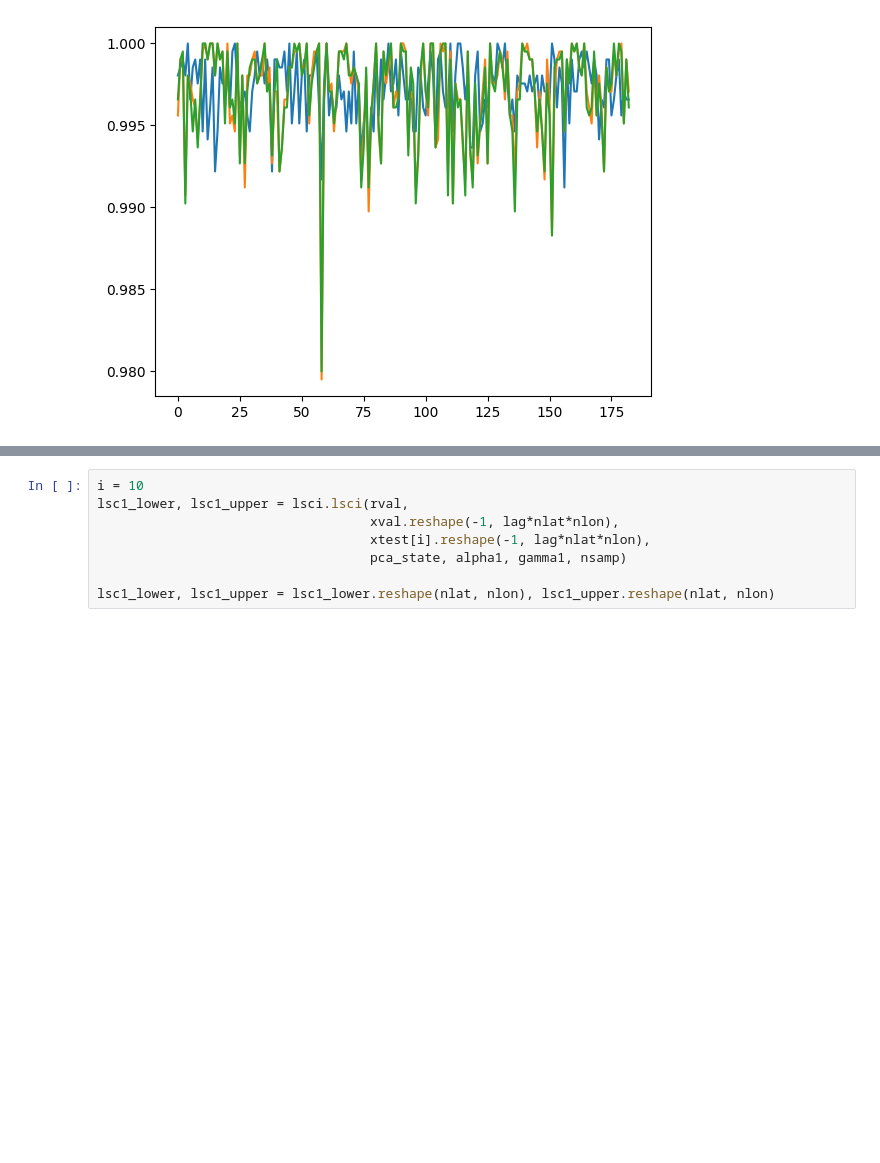
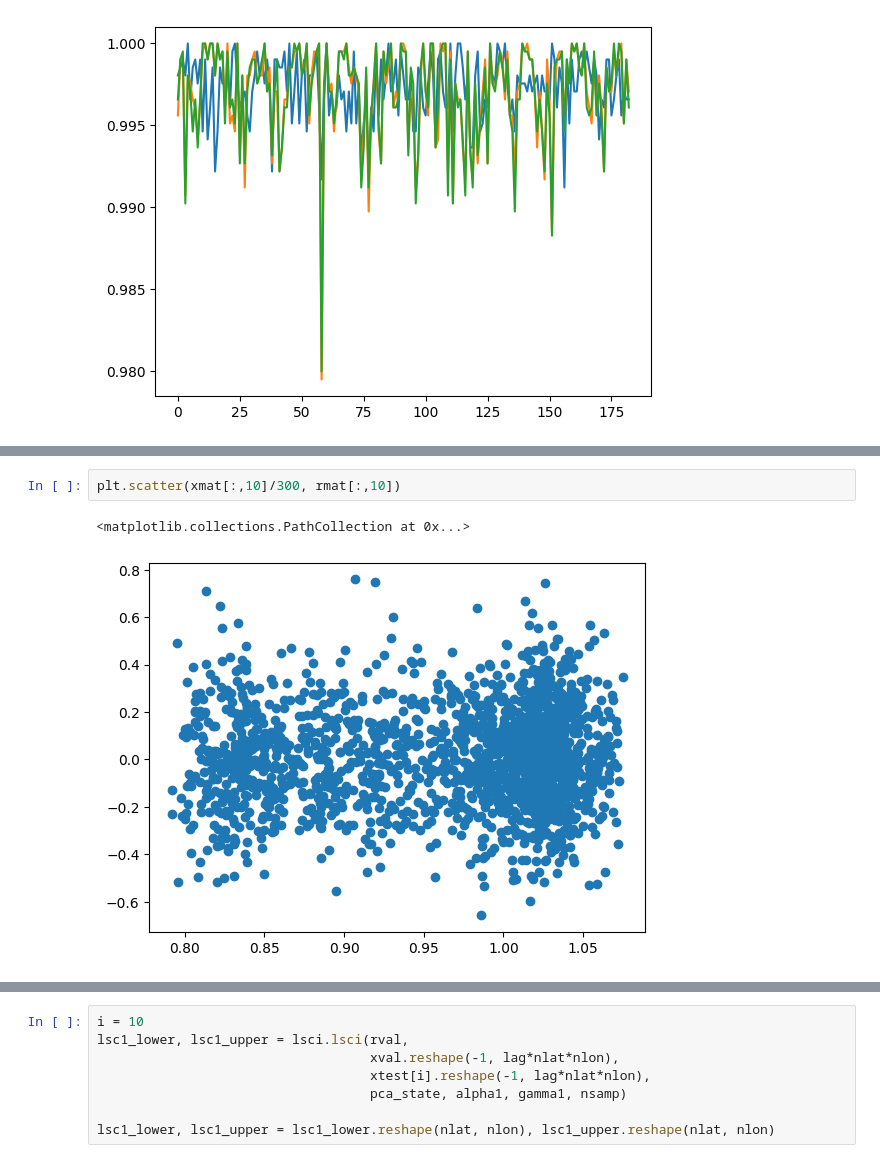
Before and after one commit to trevor-harris/LSCI, a Jupyter notebook: weather/weather_dev.ipynb, the cells around one changed output, grey strips where cells are left out. Cells and saved outputs as stored; diff of their text form; blank space fills up the shorter version.

```diff
--- a/weather/weather_dev.ipynb
+++ b/weather/weather_dev.ipynb
@@ -421,0 +441,5 @@ plt.plot(lsc2_rc)
+# %%
+plt.scatter(xmat[:,10]/300, rmat[:,10])
+# %% [output]
+<matplotlib.collections.PathCollection at 0x...>
+[figure, added]
```
Also changed, not shown: parts of 6 cells of this notebook.
